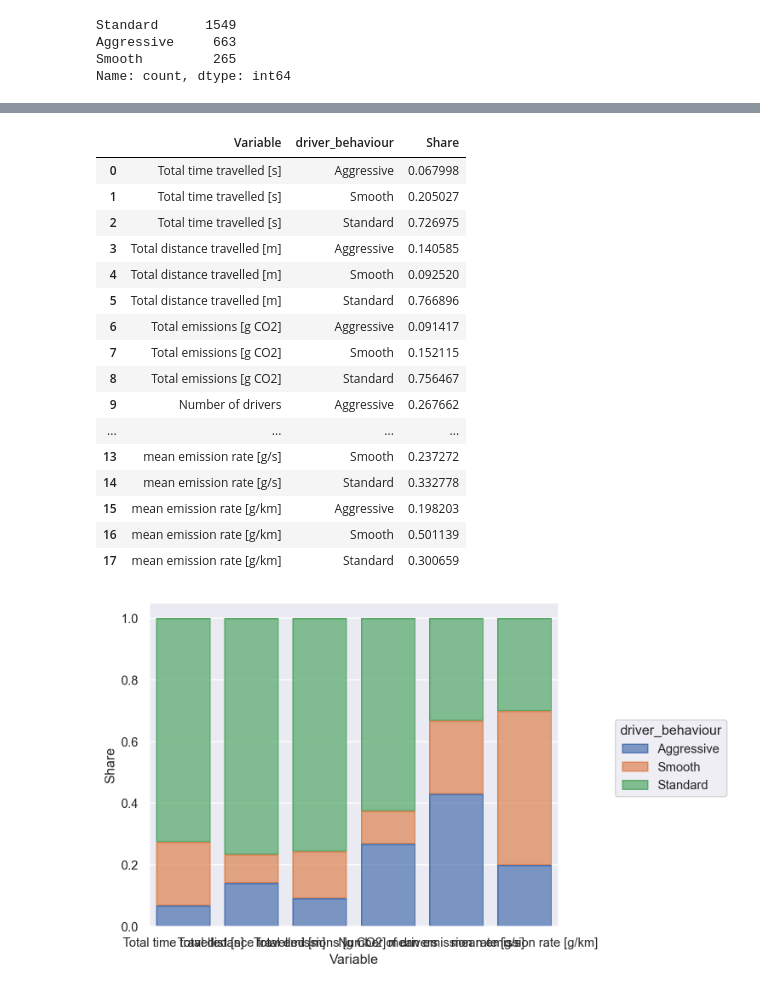
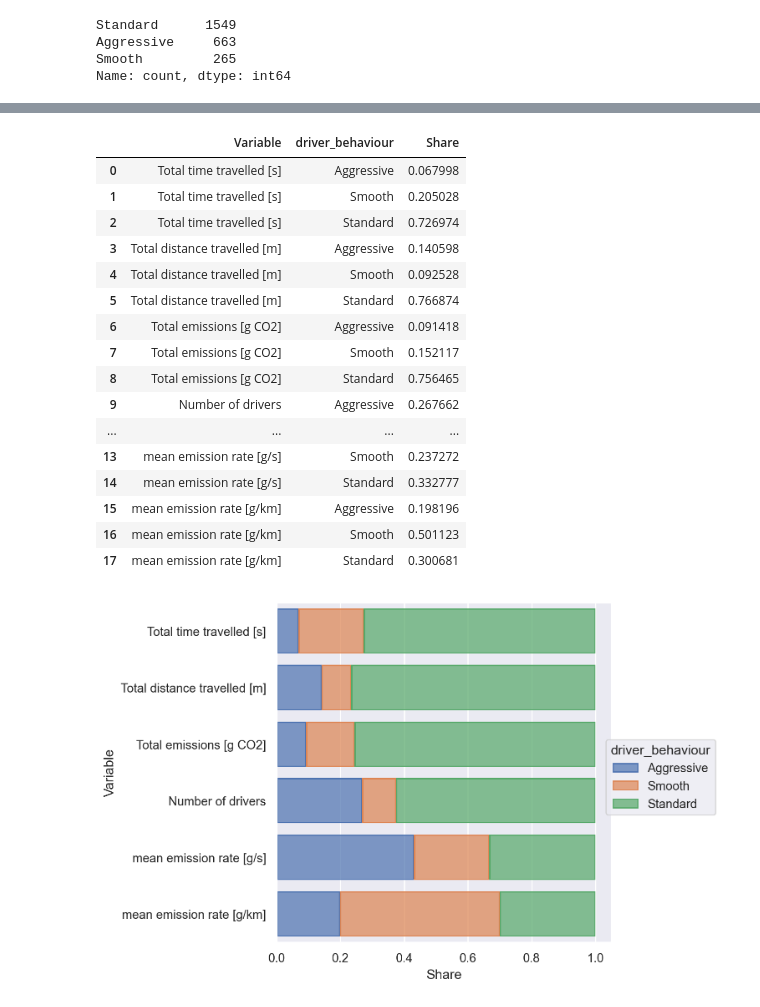
Before and after one commit to s221568/Trafic, a Jupyter notebook: Lab 2/JA.ipynb, the cells around one changed output, grey strips where cells are left out. Cells and saved outputs as stored; diff of their text form; code cells hidden in the pictures.

```diff
--- a/Lab 2/JA.ipynb
+++ b/Lab 2/JA.ipynb
@@ -145,8 +147,8 @@ df.groupby(by="Vehicle_type")["speed"].mean().to_frame()
 emission = lambda v : 0.55 * (891 - 22.1360 * v + 0.2346 * v**2 -0.0007 * v**3)  # noqa: E731
 kmh = lambda ms : 3.6 * ms  # noqa: E731
 
-
 df["emission_rate_EMFAC"] = df.speed.apply(lambda x: emission(kmh(x)))
+df.loc[df.emission_rate_EMFAC<=0] = np.NaN # do not count negative values (which happen for very high speeds)
 df["emission_EMFAC"] = (df.emission_rate_EMFAC * df.distance/1000)
 total_emission = df.emission_EMFAC.sum()
 total_travelled = df.distance.sum() / 1000
@@ -374,26 +381,28 @@ shares_unstack
 # %% [output]
 |  | Variable | driver_behaviour | Share |
 | 0 | Total time travelled [s] | Aggressive | 0.067998 |
-| 1 | Total time travelled [s] | Smooth | 0.205027 |
-| 2 | Total time travelled [s] | Standard | 0.726975 |
-| 3 | Total distance travelled [m] | Aggressive | 0.140585 |
-| 4 | Total distance travelled [m] | Smooth | 0.092520 |
-| 5 | Total distance travelled [m] | Standard | 0.766896 |
-| 6 | Total emissions [g CO2] | Aggressive | 0.091417 |
-| 7 | Total emissions [g CO2] | Smooth | 0.152115 |
-| 8 | Total emissions [g CO2] | Standard | 0.756467 |
+| 1 | Total time travelled [s] | Smooth | 0.205028 |
+| 2 | Total time travelled [s] | Standard | 0.726974 |
+| 3 | Total distance travelled [m] | Aggressive | 0.140598 |
+| 4 | Total distance travelled [m] | Smooth | 0.092528 |
+| 5 | Total distance travelled [m] | Standard | 0.766874 |
+| 6 | Total emissions [g CO2] | Aggressive | 0.091418 |
+| 7 | Total emissions [g CO2] | Smooth | 0.152117 |
+| 8 | Total emissions [g CO2] | Standard | 0.756465 |
 | 9 | Number of drivers | Aggressive | 0.267662 |
 | ... | ... | ... | ... |
 | 13 | mean emission rate [g/s] | Smooth | 0.237272 |
-| 14 | mean emission rate [g/s] | Standard | 0.332778 |
-| 15 | mean emission rate [g/km] | Aggressive | 0.198203 |
-| 16 | mean emission rate [g/km] | Smooth | 0.501139 |
-| 17 | mean emission rate [g/km] | Standard | 0.300659 |
+| 14 | mean emission rate [g/s] | Standard | 0.332777 |
+| 15 | mean emission rate [g/km] | Aggressive | 0.198196 |
+| 16 | mean emission rate [g/km] | Smooth | 0.501123 |
+| 17 | mean emission rate [g/km] | Standard | 0.300681 |
 # %%
 (
-    so.Plot(data=shares_unstack, x="Variable", y="Share", color="driver_behaviour")
-    .add(so.Bar(), so.Stack())
+    so.Plot(data=shares_unstack, y="Variable", x="Share", color="driver_behaviour")
+    .add(so.Bar(), so.Stack(), orient="y")
+    .layout(engine="constrained")
+    .save("Graphs/T5_Shares")
     .plot()
 )
 # %% [output]
-[figure, old version]
+[figure, new version]
```
Also changed, not shown: parts of 15 cells of this notebook, 7 other files.
